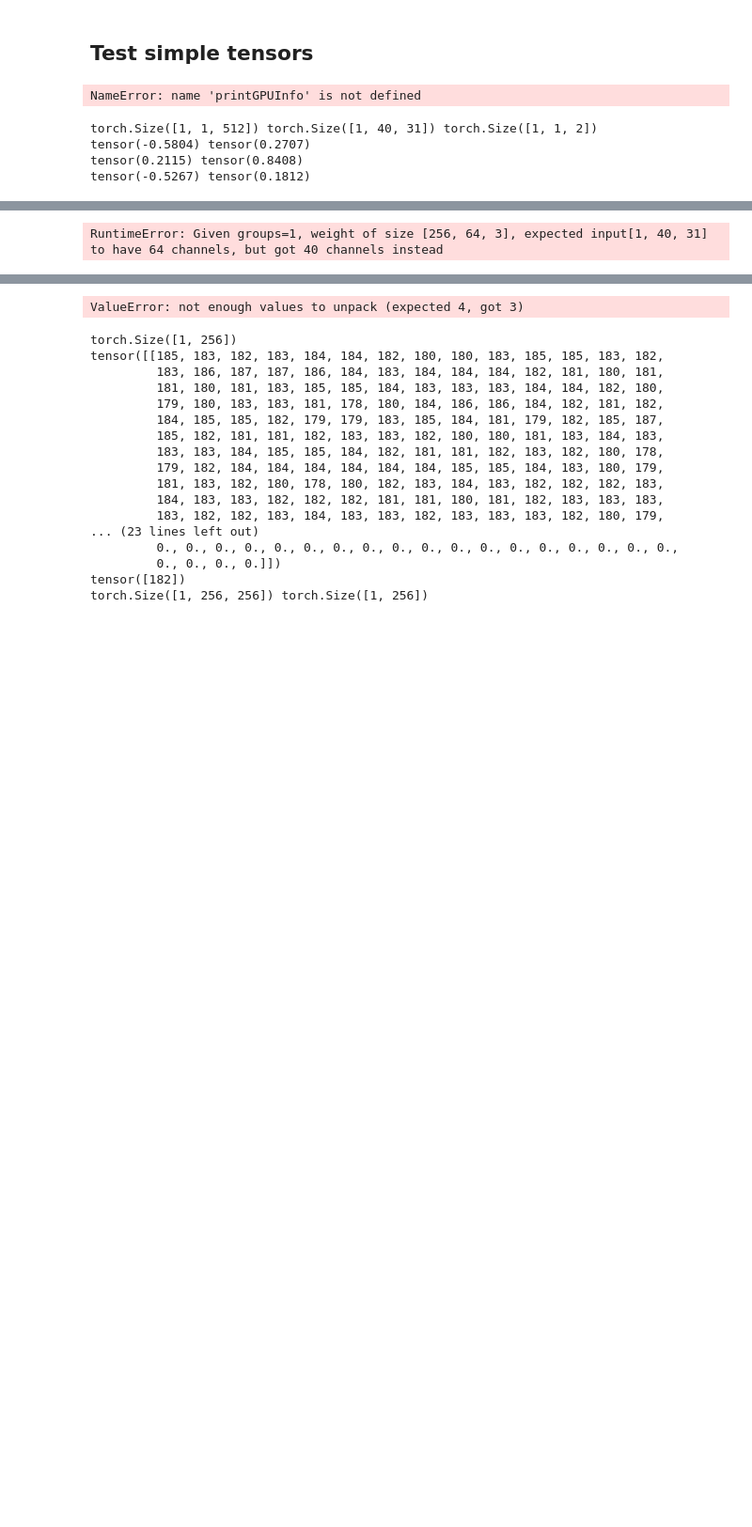
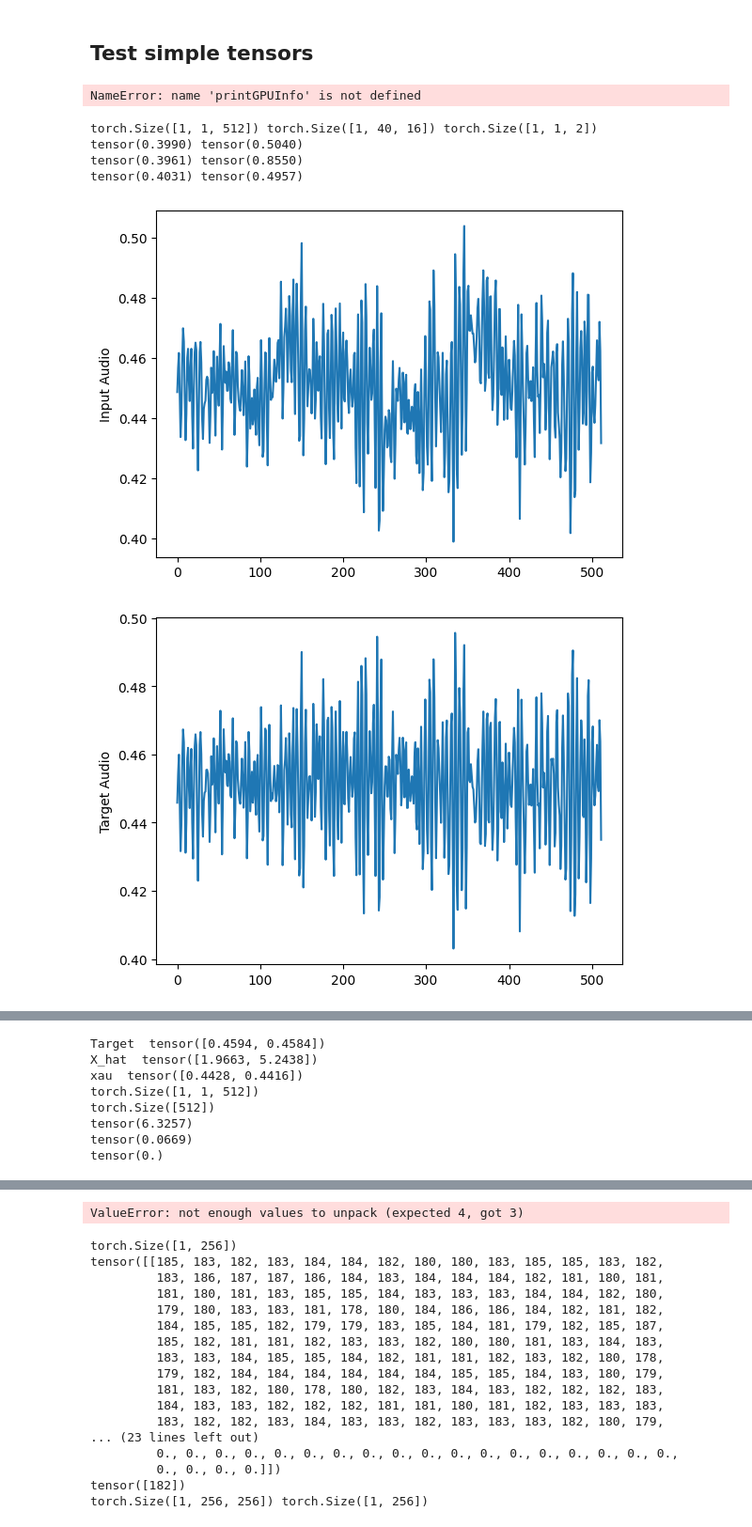
Before and after one commit to WouterBesse/ConvDenoiser, a Jupyter notebook: WaveVae_Playground.ipynb, the cells around one changed output, grey strips where cells are left out. Shown at 94% size. Saved outputs shown, nothing was run; the diff lists cells and outputs as text; code cells hidden in the pictures; blank space fills up the shorter version.

```diff
--- a/WaveVae_Playground.ipynb
+++ b/WaveVae_Playground.ipynb
@@ -107,8 +110,8 @@ newsample = torch.zeros(1, 512)
 oldsample = torch.zeros(1, 512)
 # datasample = torch.zeros(1, 512)
 # spdataset = WNVAE.WaveVaeDataset("./clips", "./traindataset/csp/")
-sptestdataloader = DataLoader(sptestdataset, batch_size=1, shuffle=True, pin_memory = False)
-xau, xspec, target, rnnoise = next(iter(sptestdataloader))
+sptest2dataloader = DataLoader(sptestdataset, batch_size=1, shuffle=True, pin_memory = False)
+xau, xspec, target, rnnoise = next(iter(sptest2dataloader))
 
 print(xau.size(), xspec.size(), target[:,:,255:257].size())
 print(torch.min(xau), torch.max(xau))
@@ -171,36 +174,39 @@ plt.show()
 # xau = xau.detach().cpu().numpy()
 # print(np.shape(xau))
 # print(np.shape(newsample))
 # plt.plot(newsample)
 # plt.ylabel('Full Generated')
 # plt.show()
 
 # plt.plot(np.append(futuresamplereal, newsample[-1]))
 # plt.ylabel('Full Generated')
 # plt.show()
 
 # plt.plot(futuresamplereal)
 # plt.ylabel('some numbers')
 # plt.show()
 
-print(target.squeeze()[255:257])
+print('Target ', target.squeeze()[255:257])
 
-print(x_hat.squeeze()[255:257])
+print('X_hat ',x_hat.squeeze()[255:257].detach().cpu())
+print('xau ',xau.squeeze()[255:257].detach().cpu())
 print(x_hat.size())
 restimated_noise = xau.detach().cpu().squeeze() - x_hat.detach().cpu().squeeze()
 estimated_noise = xau.detach().cpu().squeeze() - xau.detach().cpu().squeeze()
 perf_estimated_noise = xau.detach().cpu().squeeze() - target.detach().cpu().squeeze()
 print(estimated_noise.squeeze().size())
 reproduction_loss = torch.sum(torch.abs(target.squeeze()[255:257].detach().cpu() - x_hat.squeeze()[255:257].detach().cpu()) + torch.abs(rnnoise.squeeze()[255:257].detach().cpu() - estimated_noise[255:257].squeeze().detach().cpu()), dim=0)
 worstreproduction_loss = torch.sum(torch.abs(target.squeeze()[255:257].detach().cpu() - xau.squeeze()[255:257].detach().cpu()) + torch.abs(rnnoise.squeeze()[255:257].detach().cpu() - estimated_noise[255:257].squeeze().detach().cpu()), dim=0)
 best_reproduction_loss = torch.sum(torch.abs(target.squeeze()[255:257].detach().cpu() - target.squeeze()[255:257].detach().cpu()) + torch.abs(rnnoise.squeeze()[255:257].detach().cpu() - perf_estimated_noise[255:257].squeeze().detach().cpu()), dim=0)
 print(reproduction_loss)
 print(worstreproduction_loss)
 print(best_reproduction_loss)
 # print(noisy_audio.size())
 # IPython.display.Audio(data = noisy_audio.squeeze().cpu().numpy(), rate = 33000)
 # %% [output]
-torch.Size([1, 1, 512]) torch.Size([1, 40, 31]) torch.Size([1, 1, 2])
-tensor(-0.5804) tensor(0.2707)
-tensor(0.2115) tensor(0.8408)
-tensor(-0.5267) tensor(0.1812)
+torch.Size([1, 1, 512]) torch.Size([1, 40, 16]) torch.Size([1, 1, 2])
+tensor(0.3990) tensor(0.5040)
+tensor(0.3961) tensor(0.8550)
+tensor(0.4031) tensor(0.4957)
+[figure, added]
+[figure, added]
@@ -207,4 +217,11 @@ tensor(-0.5267) tensor(0.1812)
-RuntimeError: Given groups=1, weight of size [256, 64, 3], expected input[1, 40, 31] to have 64 channels, but got 40 channels instead
+Target  tensor([0.4594, 0.4584])
+X_hat  tensor([1.9663, 5.2438])
+xau  tensor([0.4428, 0.4416])
+torch.Size([1, 1, 512])
+torch.Size([512])
+tensor(6.3257)
+tensor(0.0669)
+tensor(0.)
 # %%
 from torchaudio.transforms import MuLawEncoding, MFCC, Resample
 import librosa
```
Also changed, not shown: parts of 8 cells of this notebook, 3 other files.
